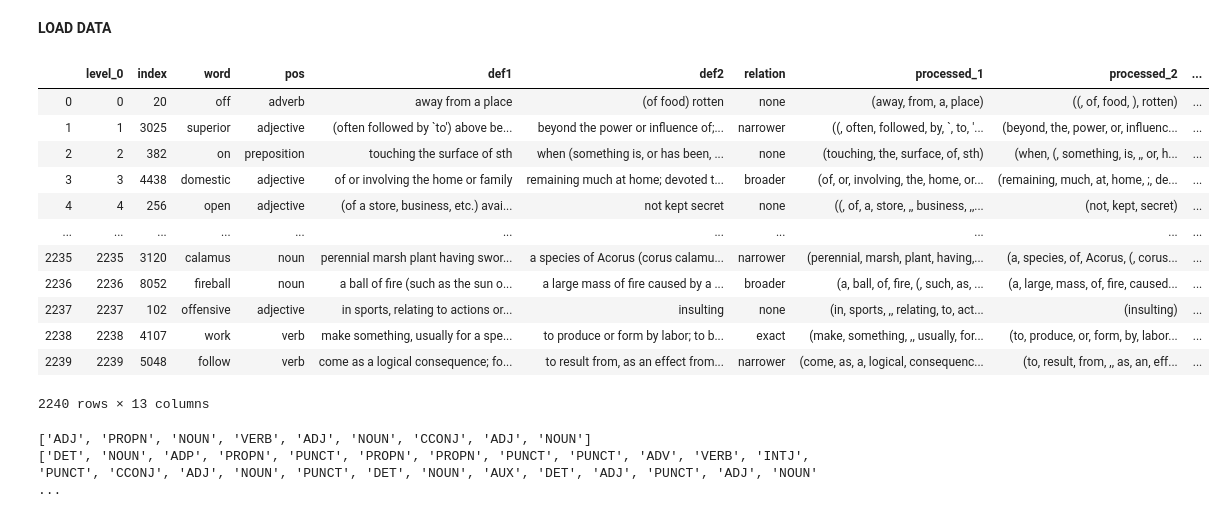
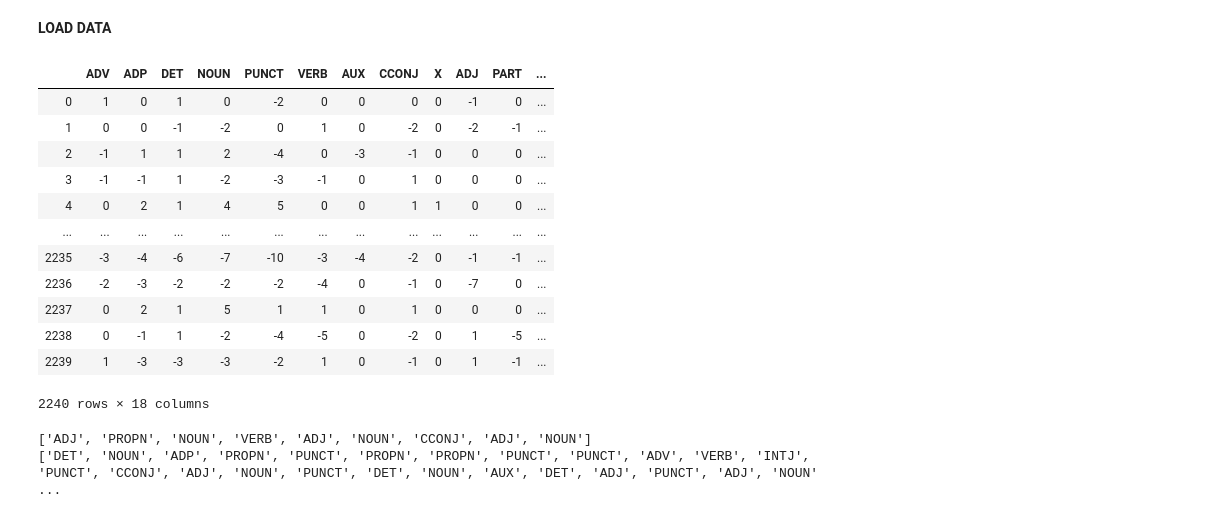
Before and after one commit to acdh-oeaw/elexis_mwsa_model, a Jupyter notebook: codalab_shared_task.ipynb, the cells around one changed output. Drawn from its saved outputs; the diff is of its cells as text; code cells hidden in the pictures.

```diff
--- a/codalab_shared_task.ipynb
+++ b/codalab_shared_task.ipynb
@@ -214,51 +214,47 @@ joined = pd.concat([balanced_en_data, tes], axis =1)
 def count_pos(col1, col2):
     pos_counter = pd.DataFrame()
 
     for index, doc in col1.items():
         for token in doc:
-            pass
             if token.pos_ in pos_counter.columns:
                 pos_counter[token.pos_][index] = pos_counter[token.pos_][index]+1
             else:
                 pos_counter[token.pos_] = pd.Series(0,index=col1.index)
                 pos_counter[token.pos_][index] = pos_counter[token.pos_][index]+1
 
     for index, doc in col2.items():
         for token in doc:
             if token.pos_ in pos_counter.columns:
                 #print('if'+token.pos_)
                 pos_counter[token.pos_][index] = pos_counter[token.pos_][index]-1
             else:
                 #print('else'+token.pos_)
                 pos_counter[token.pos_] = pd.Series(0,index=col2.index)
                 pos_counter[token.pos_][index] = pos_counter[token.pos_][index]-1
 
     return pos_counter
 
 sampledata = balanced_en_data.iloc[0:1,:]
 
 count_pos(sampledata['processed_1'], sampledata['processed_2'])
 #balanced_en_data = balanced_en_data.reset_index()
 from copy import deepcopy
 pos_diff_rows = count_pos(balanced_en_data['processed_1'], balanced_en_data['processed_2'])
-
-testdata = deepcopy(balanced_en_data)
-joined = pd.concat([testdata,pos_diff_rows], axis=1)
-
-balanced_en_data
-
-#balanced_en_data['processed_1']
+pos_diff_rows
+#testdata = deepcopy(balanced_en_data)
+#joined = pd.concat([testdata,pos_diff_rows], axis=1)
+#joined
 # %% [output]
-|  | level_0 | index | word | pos | def1 | def2 | relation | processed_1 | processed_2 | ... |
-| 0 | 0 | 20 | off | adverb | away from a place | (of food) rotten | none | (away, from, a, place) | ((, of, food, ), rotten) | ... |
-| 1 | 1 | 3025 | superior | adjective | (often followed by `to') above be... | beyond the power or influence of;... | narrower | ((, often, followed, by, `, to, '... | (beyond, the, power, or, influenc... | ... |
-| 2 | 2 | 382 | on | preposition | touching the surface of sth | when (something is, or has been, ... | none | (touching, the, surface, of, sth) | (when, (, something, is, ,, or, h... | ... |
-| 3 | 3 | 4438 | domestic | adjective | of or involving the home or family | remaining much at home; devoted t... | broader | (of, or, involving, the, home, or... | (remaining, much, at, home, ;, de... | ... |
-| 4 | 4 | 256 | open | adjective | (of a store, business, etc.) avai... | not kept secret | none | ((, of, a, store, ,, business, ,,... | (not, kept, secret) | ... |
-| ... | ... | ... | ... | ... | ... | ... | ... | ... | ... | ... |
-| 2235 | 2235 | 3120 | calamus | noun | perennial marsh plant having swor... | a species of Acorus (corus calamu... | narrower | (perennial, marsh, plant, having,... | (a, species, of, Acorus, (, corus... | ... |
-| 2236 | 2236 | 8052 | fireball | noun | a ball of fire (such as the sun o... | a large mass of fire caused by a ... | broader | (a, ball, of, fire, (, such, as, ... | (a, large, mass, of, fire, caused... | ... |
-| 2237 | 2237 | 102 | offensive | adjective | in sports, relating to actions or... | insulting | none | (in, sports, ,, relating, to, act... | (insulting) | ... |
-| 2238 | 2238 | 4107 | work | verb | make something, usually for a spe... | to produce or form by labor; to b... | exact | (make, something, ,, usually, for... | (to, produce, or, form, by, labor... | ... |
-| 2239 | 2239 | 5048 | follow | verb | come as a logical consequence; fo... | to result from, as an effect from... | narrower | (come, as, a, logical, consequenc... | (to, result, from, ,, as, an, eff... | ... |
+|  | ADV | ADP | DET | NOUN | PUNCT | VERB | AUX | CCONJ | X | ADJ | PART | ... |
+| 0 | 1 | 0 | 1 | 0 | -2 | 0 | 0 | 0 | 0 | -1 | 0 | ... |
+| 1 | 0 | 0 | -1 | -2 | 0 | 1 | 0 | -2 | 0 | -2 | -1 | ... |
+| 2 | -1 | 1 | 1 | 2 | -4 | 0 | -3 | -1 | 0 | 0 | 0 | ... |
+| 3 | -1 | -1 | 1 | -2 | -3 | -1 | 0 | 1 | 0 | 0 | 0 | ... |
+| 4 | 0 | 2 | 1 | 4 | 5 | 0 | 0 | 1 | 1 | 0 | 0 | ... |
+| ... | ... | ... | ... | ... | ... | ... | ... | ... | ... | ... | ... | ... |
+| 2235 | -3 | -4 | -6 | -7 | -10 | -3 | -4 | -2 | 0 | -1 | -1 | ... |
+| 2236 | -2 | -3 | -2 | -2 | -2 | -4 | 0 | -1 | 0 | -7 | 0 | ... |
+| 2237 | 0 | 2 | 1 | 5 | 1 | 1 | 0 | 1 | 0 | 0 | 0 | ... |
+| 2238 | 0 | -1 | 1 | -2 | -4 | -5 | 0 | -2 | 0 | 1 | -5 | ... |
+| 2239 | 1 | -3 | -3 | -3 | -2 | 1 | 0 | -1 | 0 | 1 | -1 | ... |
-2240 rows × 13 columns
+2240 rows × 18 columns
```
Also changed, not shown: parts of 1 cell of this notebook, 1 other file.
